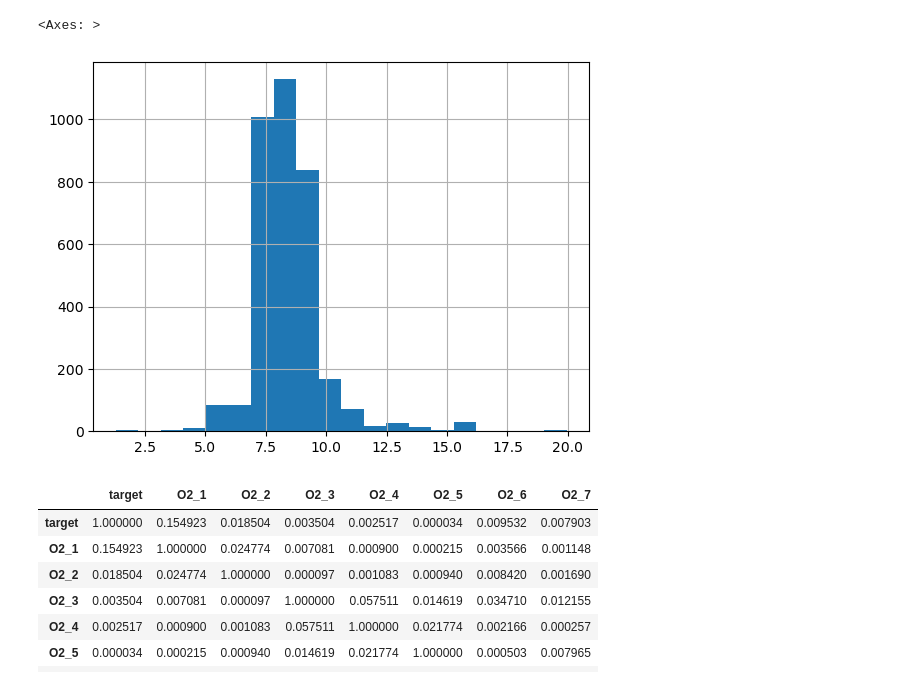
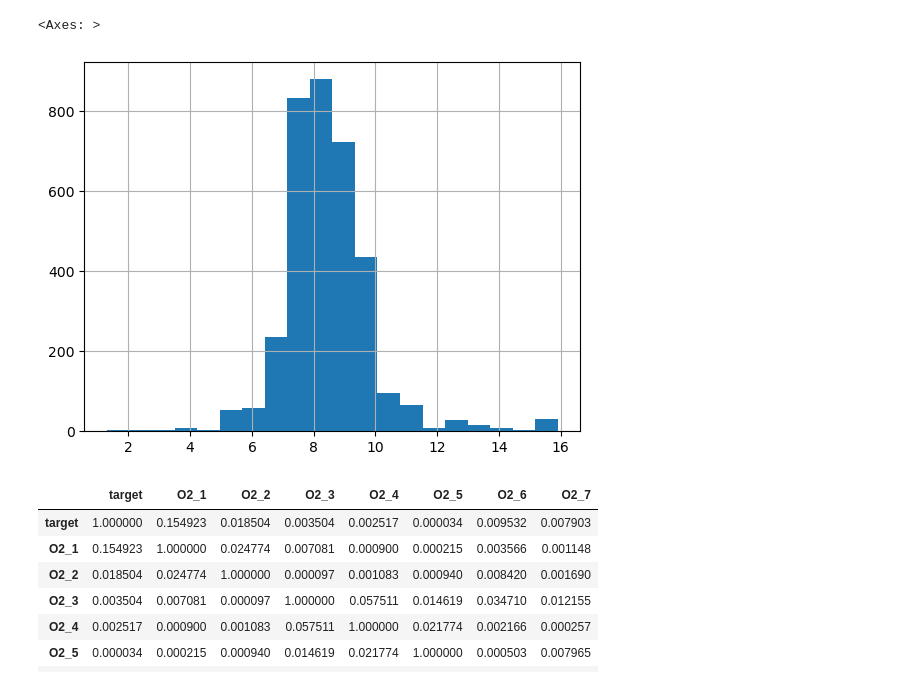
Before and after one commit to LazyDart/KaggleS3E21, a Jupyter notebook: data_creation.ipynb, the cells around one changed output. Saved outputs shown, nothing was run; the diff lists cells and outputs as text; code cells hidden in the pictures.

```diff
--- a/data_creation.ipynb
+++ b/data_creation.ipynb
@@ -48,5 +123,5 @@ df = pd.read_csv("sample_submission.csv")
 # %%
-df[df.target.between(0, 20)].target.hist(bins=20)
+df[df.target.between(0, 18)].target.hist(bins=20)
 # %% [output]
 <Axes: >
-[figure, old version]
+[figure, new version]
```
Also changed, not shown: parts of 31 cells of this notebook, 1 other file.
